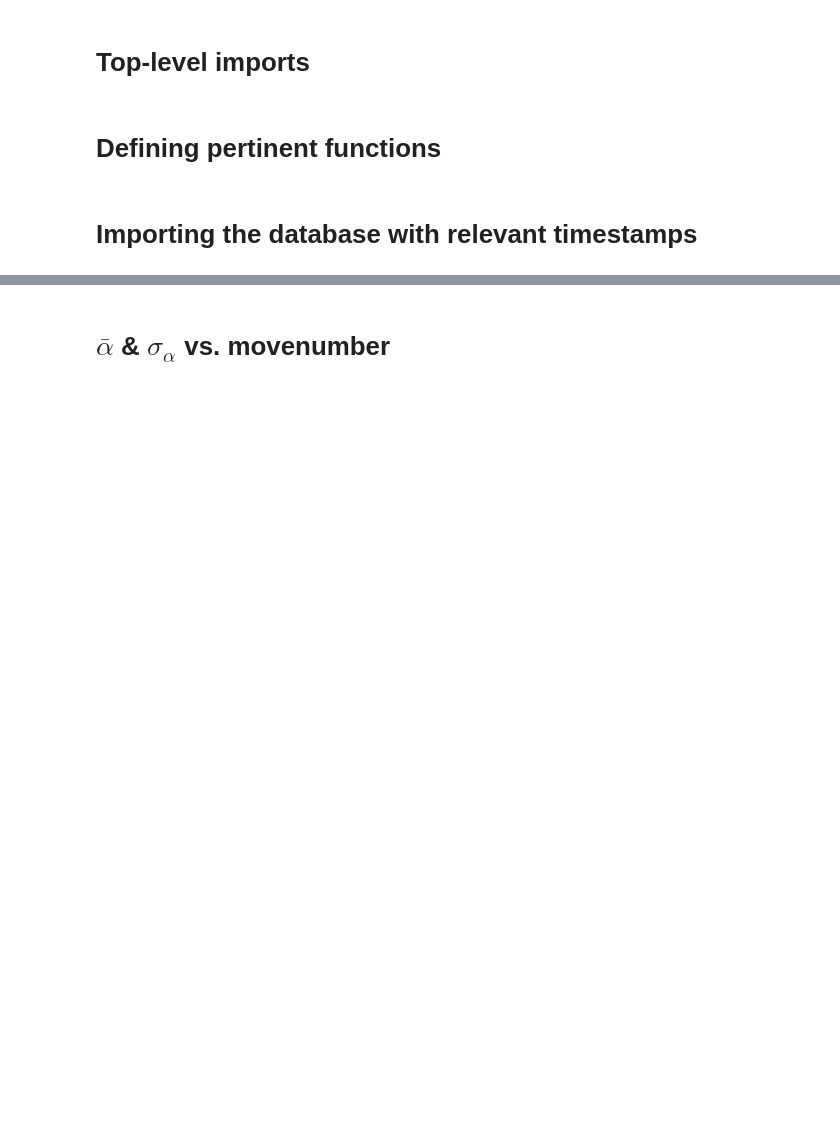
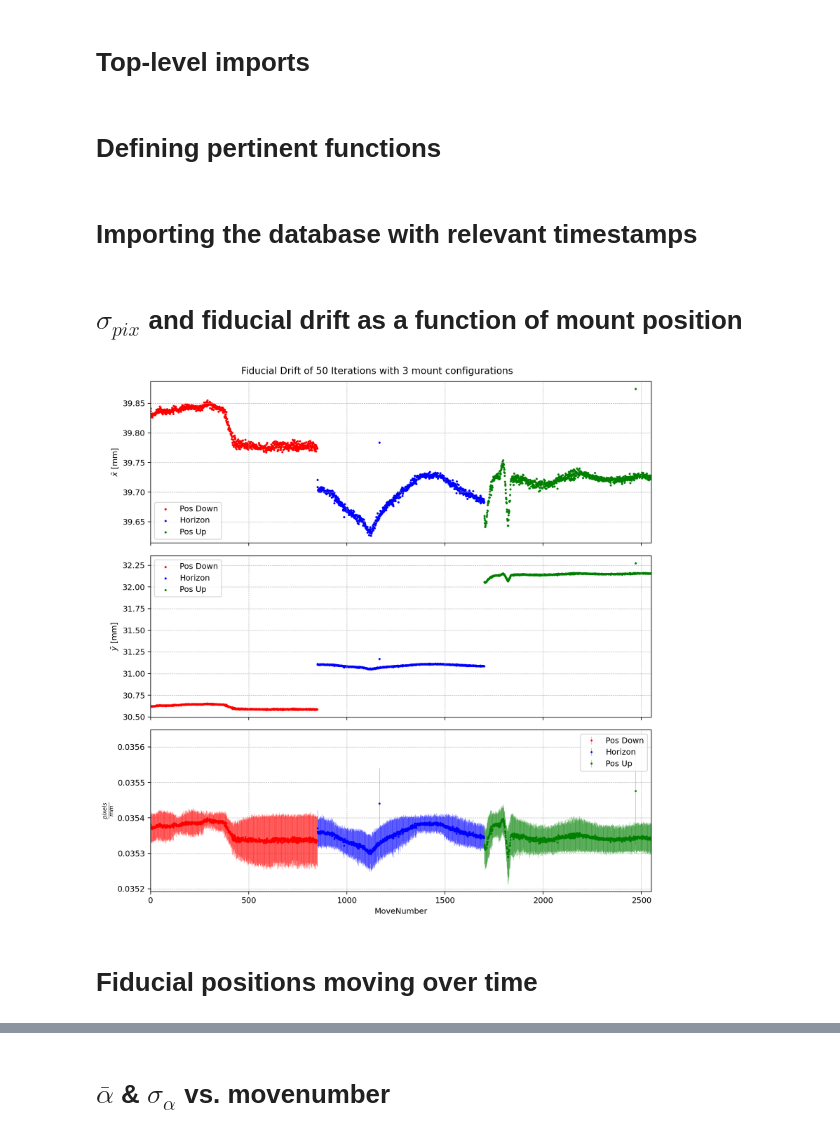
Before and after one commit to SSantosLab/DESI-QA, a Jupyter notebook: calib/Figures of Merit - long-arc tests.ipynb, the cells around one changed output, grey strips where cells are left out. Cells and saved outputs as stored; diff of their text form; code cells hidden in the pictures; blank space fills up the shorter version.

```diff
--- a/calib/Figures of Merit - long-arc tests.ipynb
+++ b/calib/Figures of Merit - long-arc tests.ipynb
@@ -389,3 +400,5 @@ mean_alpha_session,std_alpha_session, mean_alpha, std_alpha= getMeans(df)
 # Insert alpha session mean and std to df
 df.insert(len(df.columns),'Mean Alpha',mean_alpha_session)
 df.insert(len(df.columns),'Std Alpha',std_alpha_session)
+# %% [markdown]
+# $\sigma_{pix}$ and fiducial drift as a function of mount position
@@ -391,0 +412,50 @@ df.insert(len(df.columns),'Std Alpha',std_alpha_session)
+# %%
+fig,axs = plt.subplots(3,1,figsize=[10,10],sharex=True)
+
+fig.suptitle(title)
+
+# First row - mean x fiducial position
+init = 0
+for j in range(len(MountConfigs)):
+    axs[0].scatter(np.arange(init,len(df[df['Mount Configuration']==MountConfigs[j]][df.columns.values[17]])+init),
+             df[df['Mount Configuration']==MountConfigs[j]][df.columns.values[[17,19,21,23]]].mean(axis=1)*df[df['Mount Configuration']==MountConfigs[j]]['pix2mm'],
+             color=colors[j],label=MountConfigs[j],s=3)
+    init+=len(df[df['Mount Configuration']==MountConfigs[j]]['pix2mm'])
+axs[0].set_ylabel(r'$\bar{x}$ [mm]')
+axs[0].set_xlim(0,len(df))
+
+# Second row - mean y fiducial position
+init = 0
+for j in range(len(MountConfigs)):
+    axs[1].scatter(np.arange(init,len(df[df['Mount Configuration']==MountConfigs[j]][df.columns.values[18]])+init),
+             df[df['Mount Configuration']==MountConfigs[j]][df.columns.values[[18,20,22,24]]].mean(axis=1)*df[df['Mount Configuration']==MountConfigs[j]]['pix2mm'],
+             color=colors[j],label=MountConfigs[j],s=3)
+    init+=len(df[df['Mount Configuration']==MountConfigs[j]]['pix2mm'])
+axs[1].set_ylabel(r'$\bar{y}$ [mm]')
+axs[1].set_xlim(0,len(df))
+
+# Third row - pix/mm and sig pix/mm errorbar fig
+init = 0
+for j in range(len(MountConfigs)):
+    axs[2].errorbar(np.arange(init,len(df[df['Mount Configuration']==MountConfigs[j]]['pix2mm'])+init),
+             df[df['Mount Configuration']==MountConfigs[j]]['pix2mm'],
+             yerr=df[df['Mount Configuration']==MountConfigs[j]]['sigpix2mm'],color=colors[j],
+             label=MountConfigs[j],capsize=0, fmt='.',elinewidth=.2,markersize=3)
+    init+=len(df[df['Mount Configuration']==MountConfigs[j]]['pix2mm'])
+axs[2].set_ylabel(r'$\frac{pixels}{mm}$')
+axs[2].set_xlabel('MoveNumber')
+axs[2].set_xlim(0,len(df))
+for i in range(3):
+    axs[i].grid(linestyle='--',linewidth=0.5)
+    axs[i].legend(loc=legendloc)
+
+fig.tight_layout()
+
+if save:
+    plt.savefig(figPath+title+'.jpg',dpi=180)
+
+plt.show()
+# %% [output]
+[figure, added]
+# %% [markdown]
+# Fiducial positions moving over time
```
Also changed, not shown: parts of 15 cells of this notebook, 19 other files.
